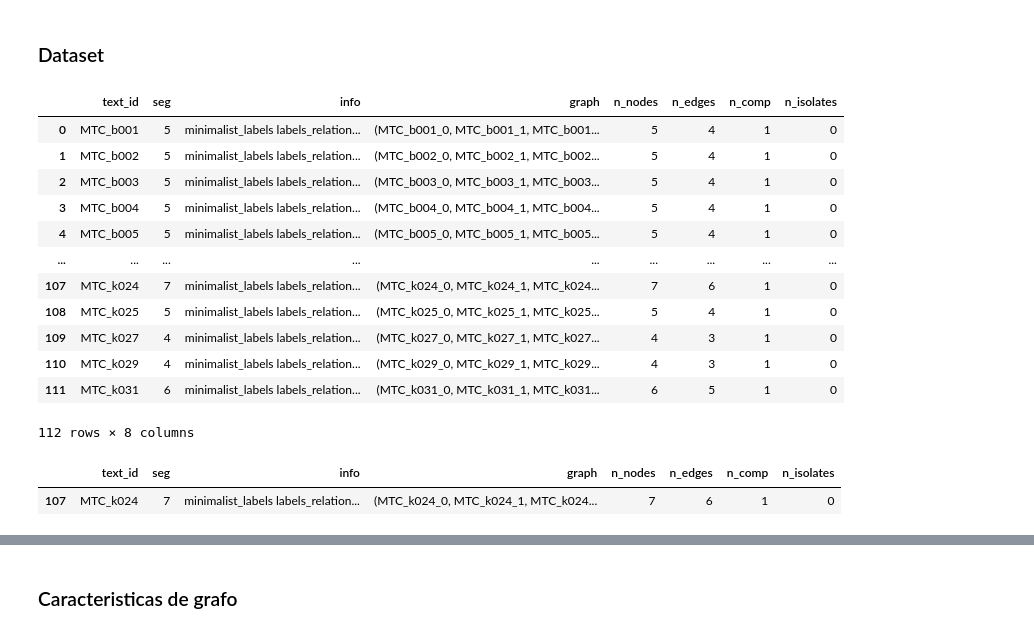
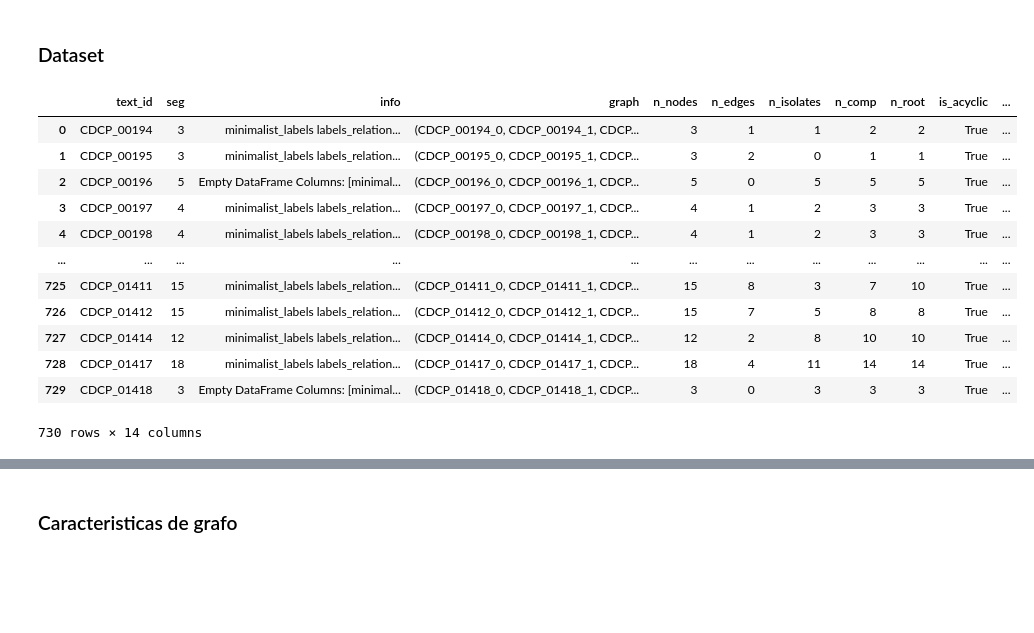
Before and after one commit to cfabianbarretop/argumentation-dataset, a Jupyter notebook: analisis_dataset_minimal_v5.ipynb, the cells around one changed output, grey strips where cells are left out. Cells and saved outputs as stored; diff of their text form; code cells hidden in the pictures; blank space fills up the shorter version.

```diff
--- a/analisis_dataset_minimal_v5.ipynb
+++ b/analisis_dataset_minimal_v5.ipynb
@@ -104,27 +137,19 @@ df_argpt = pd.read_pickle(result_path + "ArGPT_Minimal_Grafo.pkl")
 df_mtc = pd.read_pickle(result_path + "MTC_Minimal_Grafo.pkl")
 df_aasd = pd.read_pickle(result_path + "AASD_Minimal_Grafo.pkl")
 # %%
-df = df_mtc
+df = df_cdcp
 df
 # %% [output]
-|  | text_id | seg | info | graph | n_nodes | n_edges | n_comp | n_isolates |
-| 0 | MTC_b001 | 5 | minimalist_labels labels_relation... | (MTC_b001_0, MTC_b001_1, MTC_b001... | 5 | 4 | 1 | 0 |
-| 1 | MTC_b002 | 5 | minimalist_labels labels_relation... | (MTC_b002_0, MTC_b002_1, MTC_b002... | 5 | 4 | 1 | 0 |
-| 2 | MTC_b003 | 5 | minimalist_labels labels_relation... | (MTC_b003_0, MTC_b003_1, MTC_b003... | 5 | 4 | 1 | 0 |
-| 3 | MTC_b004 | 5 | minimalist_labels labels_relation... | (MTC_b004_0, MTC_b004_1, MTC_b004... | 5 | 4 | 1 | 0 |
-| 4 | MTC_b005 | 5 | minimalist_labels labels_relation... | (MTC_b005_0, MTC_b005_1, MTC_b005... | 5 | 4 | 1 | 0 |
-| ... | ... | ... | ... | ... | ... | ... | ... | ... |
-| 107 | MTC_k024 | 7 | minimalist_labels labels_relation... | (MTC_k024_0, MTC_k024_1, MTC_k024... | 7 | 6 | 1 | 0 |
-| 108 | MTC_k025 | 5 | minimalist_labels labels_relation... | (MTC_k025_0, MTC_k025_1, MTC_k025... | 5 | 4 | 1 | 0 |
-| 109 | MTC_k027 | 4 | minimalist_labels labels_relation... | (MTC_k027_0, MTC_k027_1, MTC_k027... | 4 | 3 | 1 | 0 |
-| 110 | MTC_k029 | 4 | minimalist_labels labels_relation... | (MTC_k029_0, MTC_k029_1, MTC_k029... | 4 | 3 | 1 | 0 |
-| 111 | MTC_k031 | 6 | minimalist_labels labels_relation... | (MTC_k031_0, MTC_k031_1, MTC_k031... | 6 | 5 | 1 | 0 |
+|  | text_id | seg | info | graph | n_nodes | n_edges | n_isolates | n_comp | n_root | is_acyclic | ... |
+| 0 | CDCP_00194 | 3 | minimalist_labels labels_relation... | (CDCP_00194_0, CDCP_00194_1, CDCP... | 3 | 1 | 1 | 2 | 2 | True | ... |
+| 1 | CDCP_00195 | 3 | minimalist_labels labels_relation... | (CDCP_00195_0, CDCP_00195_1, CDCP... | 3 | 2 | 0 | 1 | 1 | True | ... |
+| 2 | CDCP_00196 | 5 | Empty DataFrame Columns: [minimal... | (CDCP_00196_0, CDCP_00196_1, CDCP... | 5 | 0 | 5 | 5 | 5 | True | ... |
+| 3 | CDCP_00197 | 4 | minimalist_labels labels_relation... | (CDCP_00197_0, CDCP_00197_1, CDCP... | 4 | 1 | 2 | 3 | 3 | True | ... |
+| 4 | CDCP_00198 | 4 | minimalist_labels labels_relation... | (CDCP_00198_0, CDCP_00198_1, CDCP... | 4 | 1 | 2 | 3 | 3 | True | ... |
+| ... | ... | ... | ... | ... | ... | ... | ... | ... | ... | ... | ... |
+| 725 | CDCP_01411 | 15 | minimalist_labels labels_relation... | (CDCP_01411_0, CDCP_01411_1, CDCP... | 15 | 8 | 3 | 7 | 10 | True | ... |
+| 726 | CDCP_01412 | 15 | minimalist_labels labels_relation... | (CDCP_01412_0, CDCP_01412_1, CDCP... | 15 | 7 | 5 | 8 | 8 | True | ... |
+| 727 | CDCP_01414 | 12 | minimalist_labels labels_relation... | (CDCP_01414_0, CDCP_01414_1, CDCP... | 12 | 2 | 8 | 10 | 10 | True | ... |
+| 728 | CDCP_01417 | 18 | minimalist_labels labels_relation... | (CDCP_01417_0, CDCP_01417_1, CDCP... | 18 | 4 | 11 | 14 | 14 | True | ... |
+| 729 | CDCP_01418 | 3 | Empty DataFrame Columns: [minimal... | (CDCP_01418_0, CDCP_01418_1, CDCP... | 3 | 0 | 3 | 3 | 3 | True | ... |
-112 rows × 8 columns
+730 rows × 14 columns
-# %%
-id_text_busca = "MTC_k024"
-columna = "text_id"
-result = df[df[columna] == id_text_busca]
-result
-# %% [output]
-|  | text_id | seg | info | graph | n_nodes | n_edges | n_comp | n_isolates |
-| 107 | MTC_k024 | 7 | minimalist_labels labels_relation... | (MTC_k024_0, MTC_k024_1, MTC_k024... | 7 | 6 | 1 | 0 |
```
Also changed, not shown: parts of 17 cells of this notebook, 13 other files.
